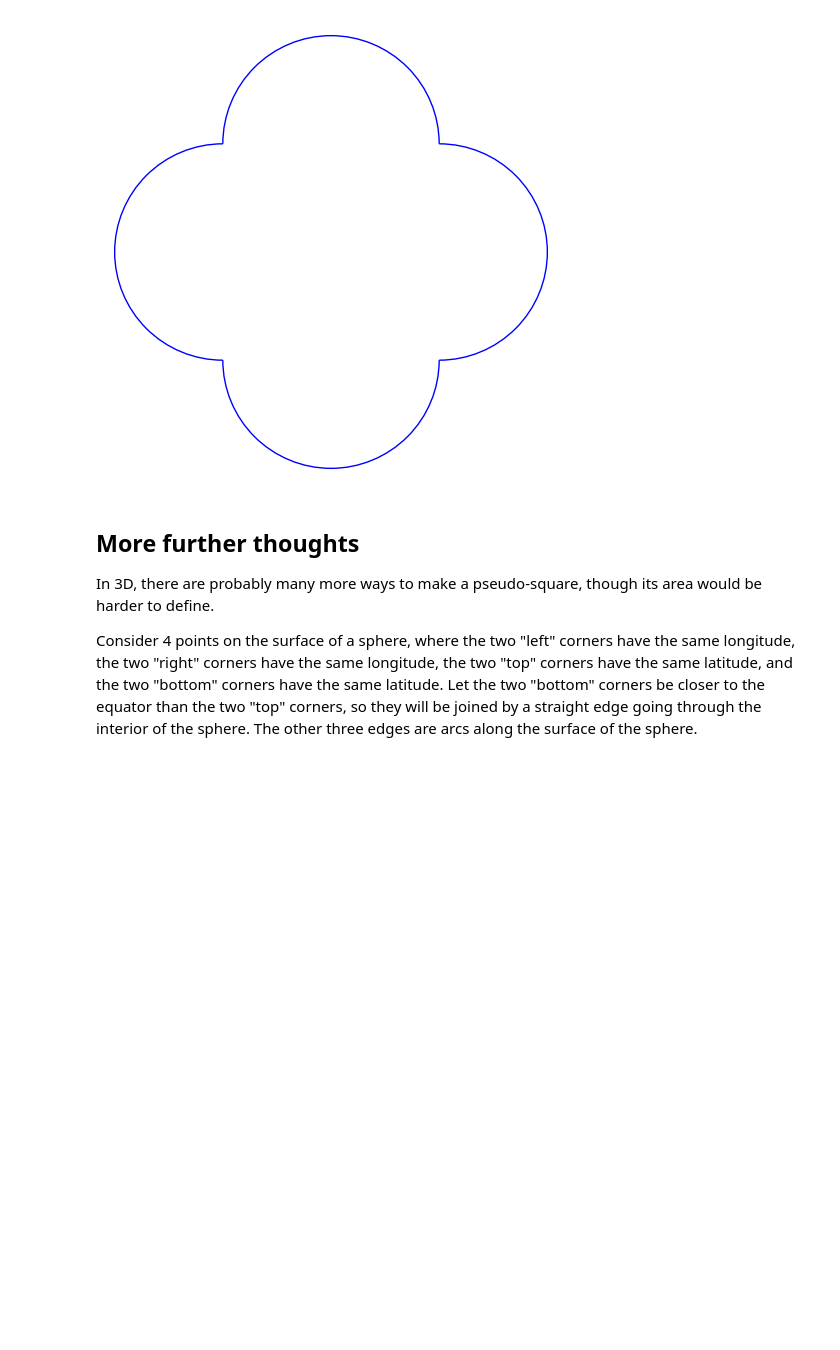
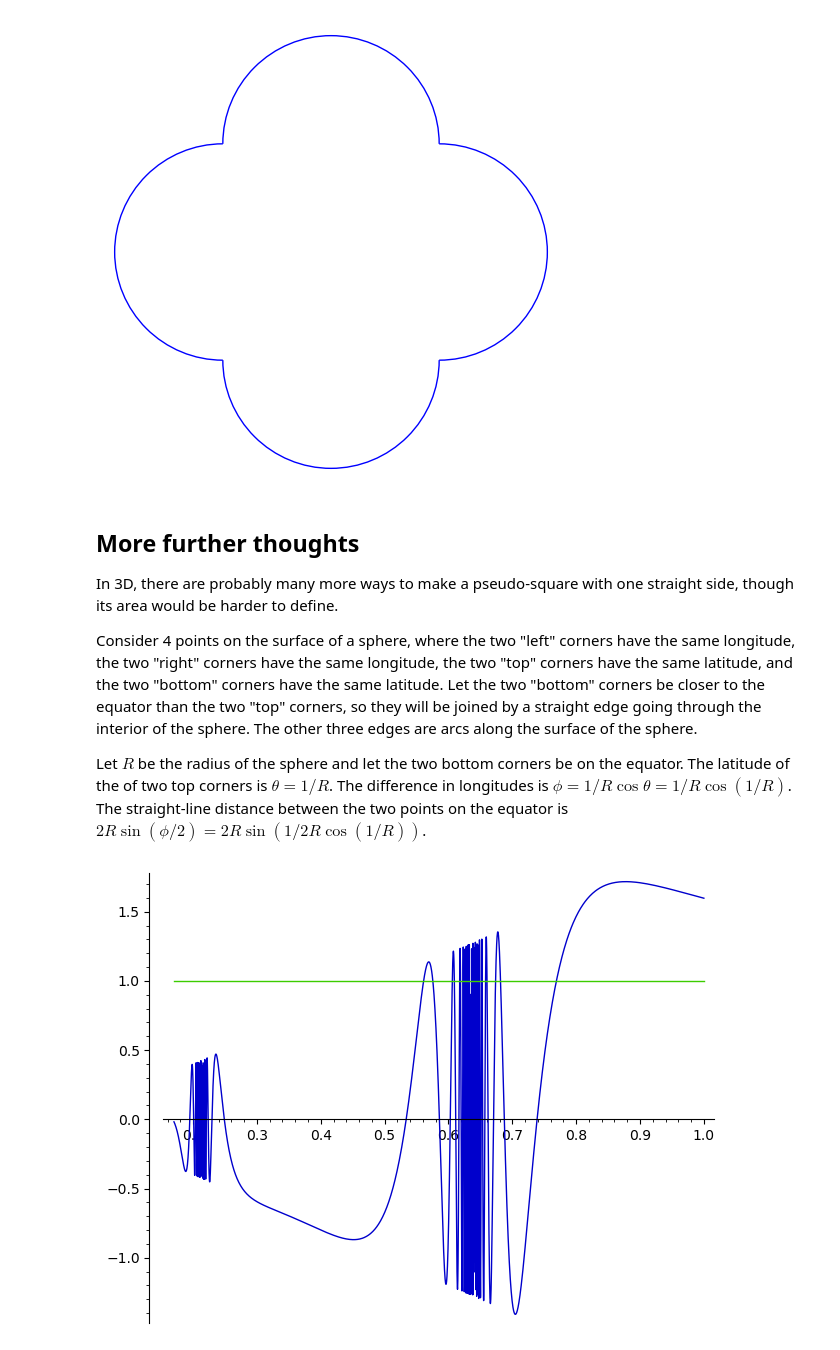
Before and after one commit to qpliu/sunday-puzzle, a Jupyter notebook: riddler/2024/20241101.ipynb, the cells around one changed output. Cells and saved outputs as stored; diff of their text form; code cells hidden in the pictures; blank space fills up the shorter version.

```diff
--- a/riddler/2024/20241101.ipynb
+++ b/riddler/2024/20241101.ipynb
@@ -262,10 +303,20 @@ $1/\pi$, and its area is $4/\pi^2 + 2/\pi \approx 1.04$.
 # %% [markdown]
 More further thoughts
 ---------------------
-In 3D, there are probably many more ways to make a pseudo-square, though its area would be harder to define.
+In 3D, there are probably many more ways to make a pseudo-square with one straight side,
+though its area would be harder to define.
 
 Consider 4 points on the surface of a sphere, where the two "left" corners have the same longitude, the two
 "right" corners have the same longitude, the two "top" corners have the same latitude, and the two "bottom"
 corners have the same latitude.  Let the two "bottom" corners be closer to the equator than the two "top"
 corners, so they will be joined by a straight edge going through the interior of the sphere.  The other
 three edges are arcs along the surface of the sphere.
+
+Let $R$ be the radius of the sphere and let the two bottom corners be on the equator.  The latitude
+of the of two top corners is $\theta = 1/R$.  The difference in longitudes is
+$\phi = 1/R\cos\theta = 1/R\cos(1/R)$.  The straight-line distance between the two points on the
+equator is $2R\sin(\phi/2) = 2R\sin(1/2R\cos(1/R))$.
+# %%
+plot([2*x*sin(1/(2*x*cos(1/x))), 1], x, 0.17, 1)
+# %% [output]
+[figure, added]
```
Also changed, not shown: parts of 8 cells of this notebook.
